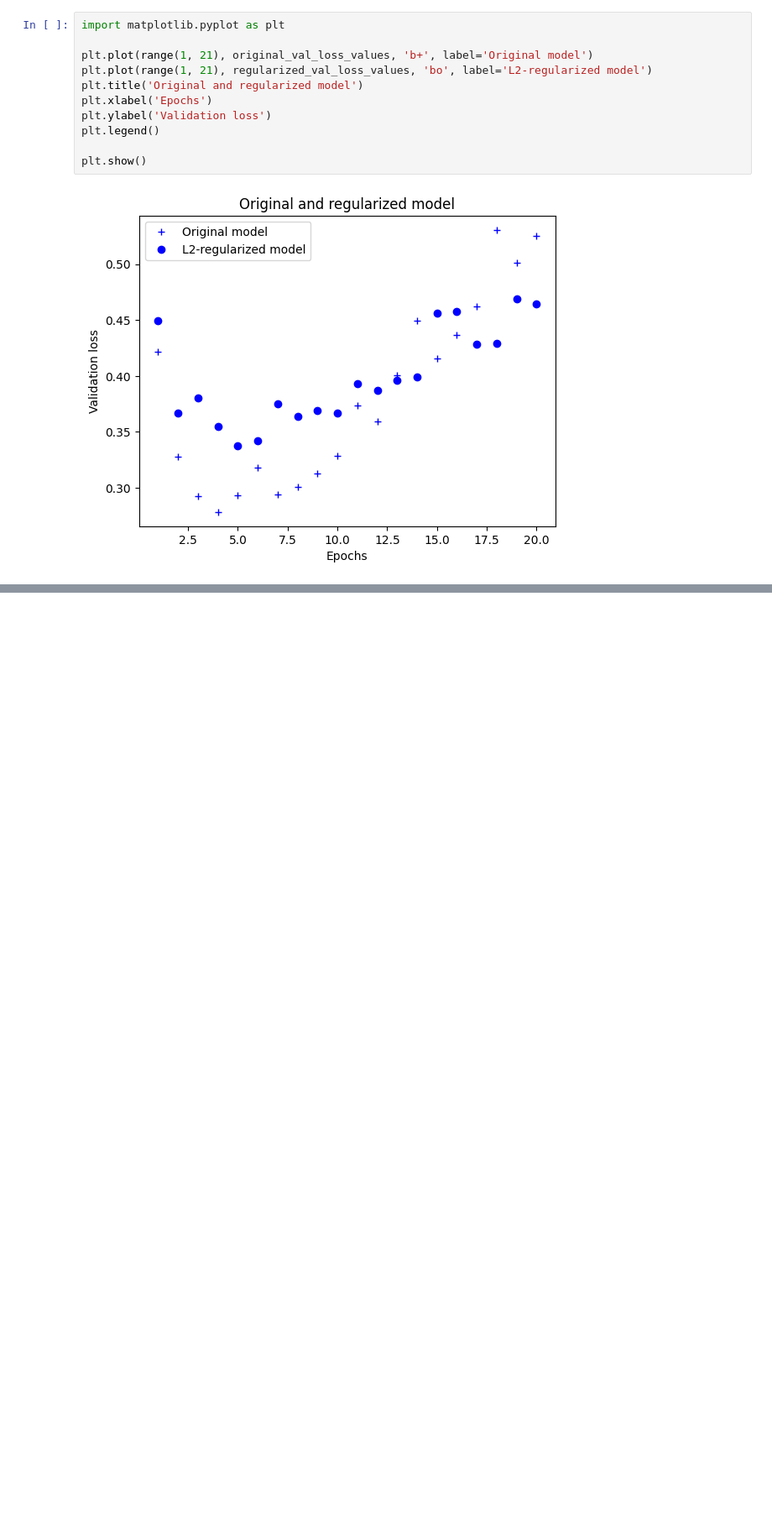
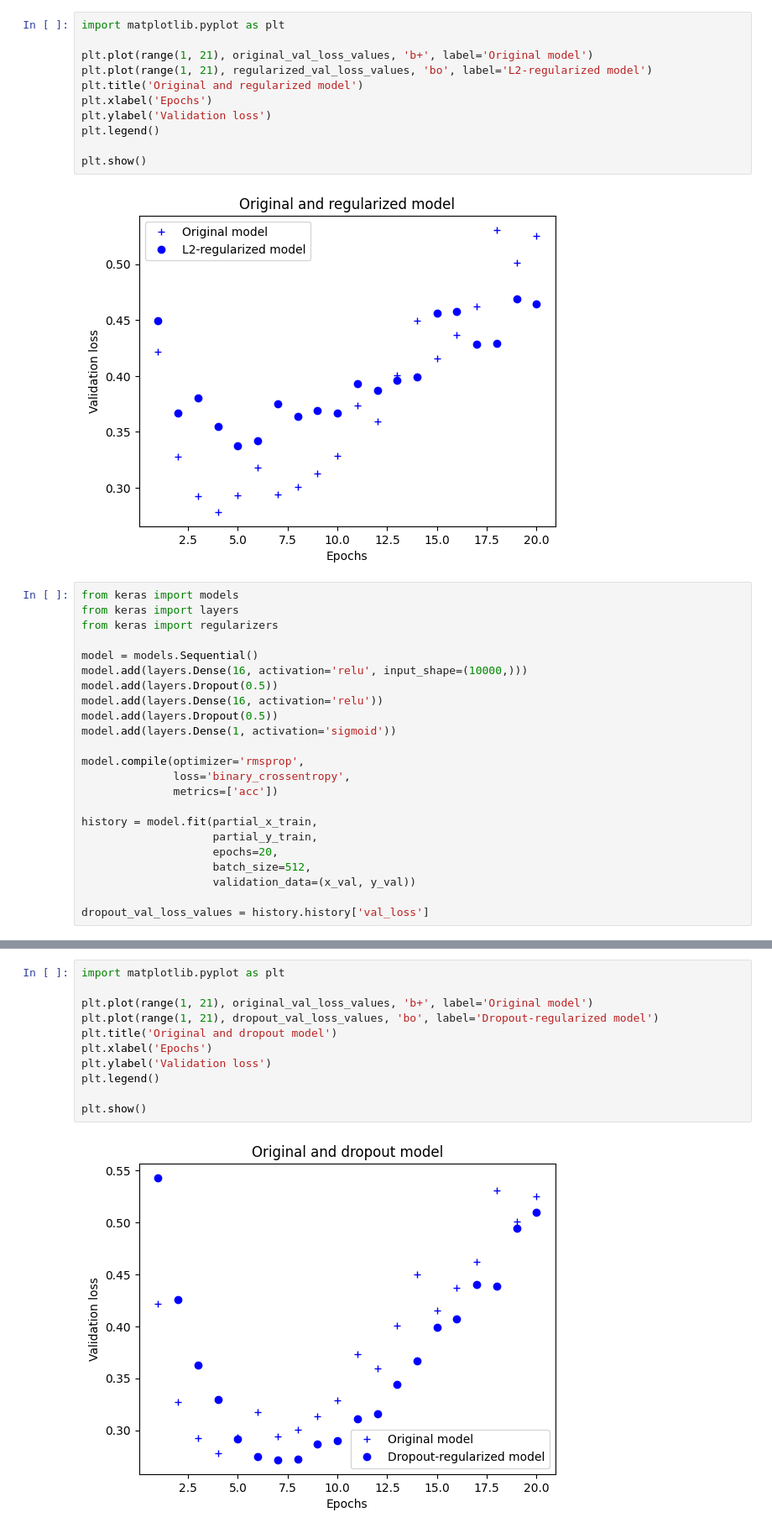
Before and after one commit to russellheines/ml-experiments, a Jupyter notebook: Chapter4.ipynb, the cells around one changed output, grey strips where cells are left out. Shown at 84% size. Saved outputs shown, nothing was run; the diff lists cells and outputs as text; blank space fills up the shorter version.

```diff
--- a/Chapter4.ipynb
+++ b/Chapter4.ipynb
@@ -169,3 +169,26 @@ plt.legend()
 plt.show()
 # %% [output]
 [figure]
+# %%
+from keras import models
+from keras import layers
+from keras import regularizers
+
+model = models.Sequential()
+model.add(layers.Dense(16, activation='relu', input_shape=(10000,)))
+model.add(layers.Dropout(0.5))
+model.add(layers.Dense(16, activation='relu'))
+model.add(layers.Dropout(0.5))
+model.add(layers.Dense(1, activation='sigmoid'))
+
+model.compile(optimizer='rmsprop',
+              loss='binary_crossentropy',
+              metrics=['acc'])
+
+history = model.fit(partial_x_train,
+                    partial_y_train,
+                    epochs=20,
+                    batch_size=512,
+                    validation_data=(x_val, y_val))
+
+dropout_val_loss_values = history.history['val_loss']
@@ -171,0 +213,13 @@ plt.show()
+# %%
+import matplotlib.pyplot as plt
+
+plt.plot(range(1, 21), original_val_loss_values, 'b+', label='Original model')
+plt.plot(range(1, 21), dropout_val_loss_values, 'bo', label='Dropout-regularized model')
+plt.title('Original and dropout model')
+plt.xlabel('Epochs')
+plt.ylabel('Validation loss')
+plt.legend()
+
+plt.show()
+# %% [output]
+[figure, added]
```
Also changed, not shown: parts of 1 cell of this notebook.
